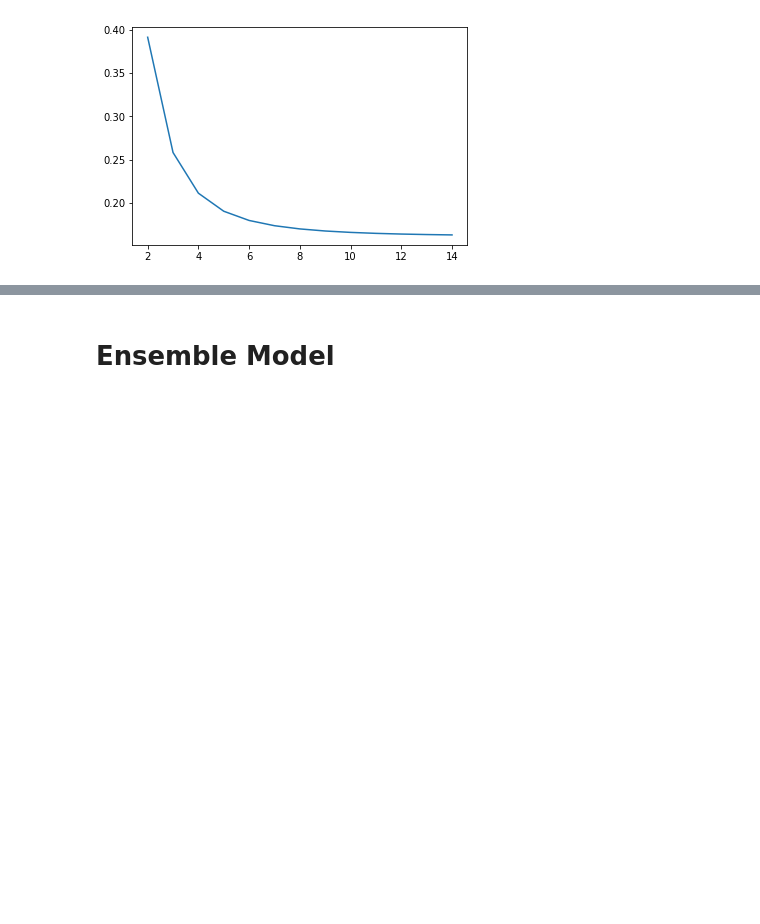
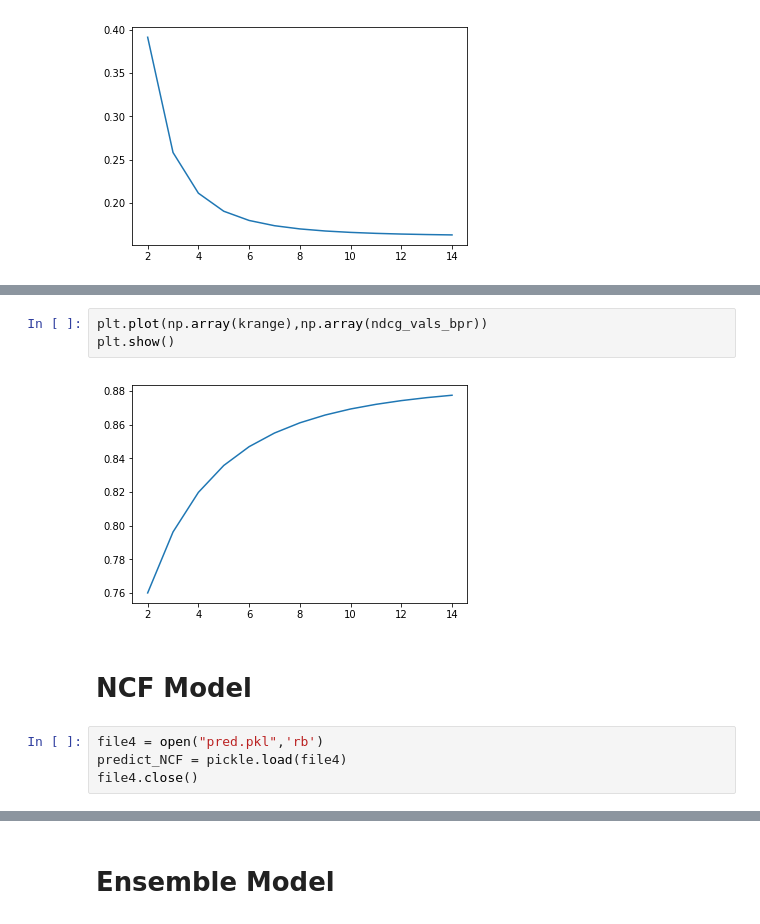
Before and after one commit to pranaydhariwal/CSCE-670-Playlist-Recommender-System, a Jupyter notebook: MusicRecommender.ipynb, the cells around one changed output, grey strips where cells are left out. Cells and saved outputs as stored; diff of their text form; blank space fills up the shorter version.

```diff
--- a/MusicRecommender.ipynb
+++ b/MusicRecommender.ipynb
@@ -425,0 +550,11 @@ plt.show()
+# %%
+plt.plot(np.array(krange),np.array(ndcg_vals_bpr))
+plt.show()
+# %% [output]
+[figure, added]
+# %% [markdown]
+# NCF Model
+# %%
+file4 = open("pred.pkl",'rb')
+predict_NCF = pickle.load(file4)
+file4.close()
```
Also changed, not shown: parts of 35 cells of this notebook.
